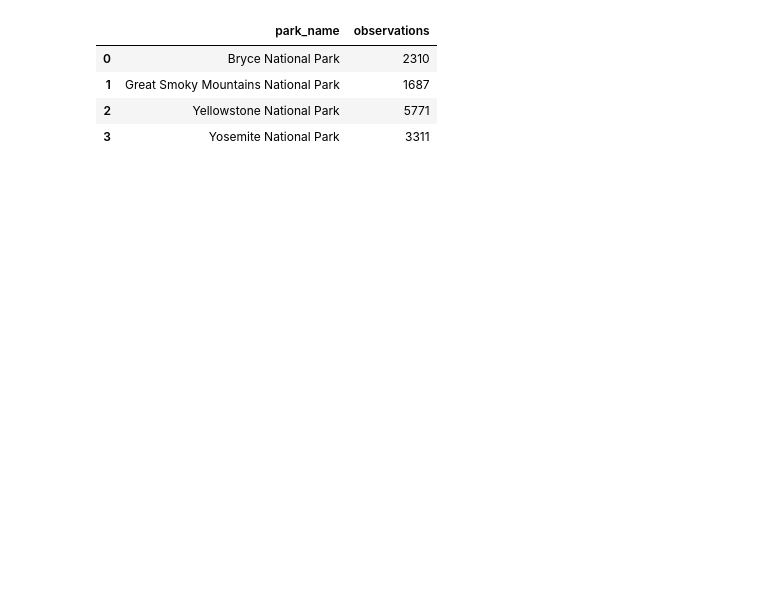
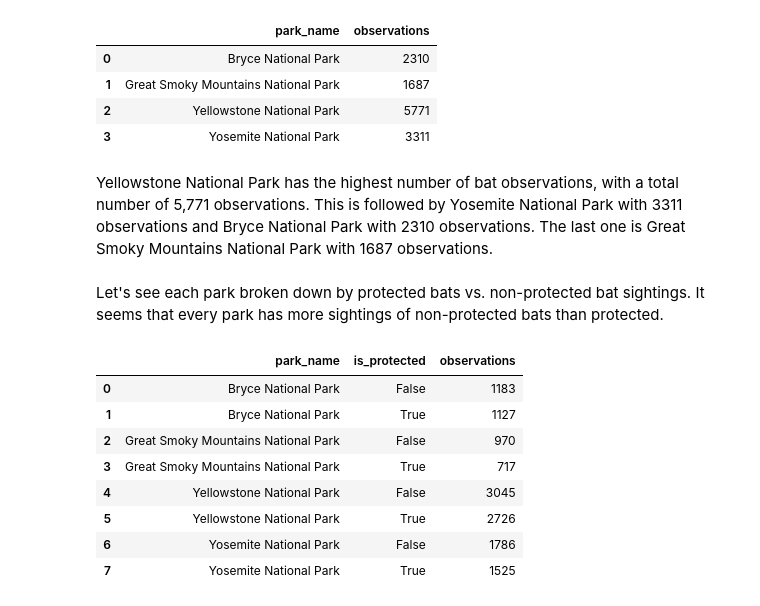
Before and after one commit to 7086600/biodiversity_project, a Jupyter notebook: biodiversity.ipynb, the cells around one changed output. Drawn from its saved outputs; the diff is of its cells as text; code cells hidden in the pictures; blank space fills up the shorter version.

```diff
--- a/biodiversity.ipynb
+++ b/biodiversity.ipynb
@@ -846,3 +845,20 @@ bats_by_park.head()
 | 1 | Great Smoky Mountains National Park | 1687 |
 | 2 | Yellowstone National Park | 5771 |
 | 3 | Yosemite National Park | 3311 |
+# %% [markdown]
+Yellowstone National Park has the highest number of bat observations, with a total number of 5,771 observations. This is followed by Yosemite National Park with 3311 observations and Bryce National Park with 2310 observations. The last one is Great Smoky Mountains National Park with 1687 observations.
+# %% [markdown]
+Let's see each park broken down by protected bats vs. non-protected bat sightings. It seems that every park has more sightings of non-protected bats than protected.
+# %%
+bats_park_prot_obs = bats_df.groupby(['park_name', 'is_protected'])['observations'].sum().reset_index()
+bats_park_prot_obs
+# %% [output]
+|  | park_name | is_protected | observations |
+| 0 | Bryce National Park | False | 1183 |
+| 1 | Bryce National Park | True | 1127 |
+| 2 | Great Smoky Mountains National Park | False | 970 |
+| 3 | Great Smoky Mountains National Park | True | 717 |
+| 4 | Yellowstone National Park | False | 3045 |
+| 5 | Yellowstone National Park | True | 2726 |
+| 6 | Yosemite National Park | False | 1786 |
+| 7 | Yosemite National Park | True | 1525 |
```
Also changed, not shown: parts of 6 cells of this notebook.
